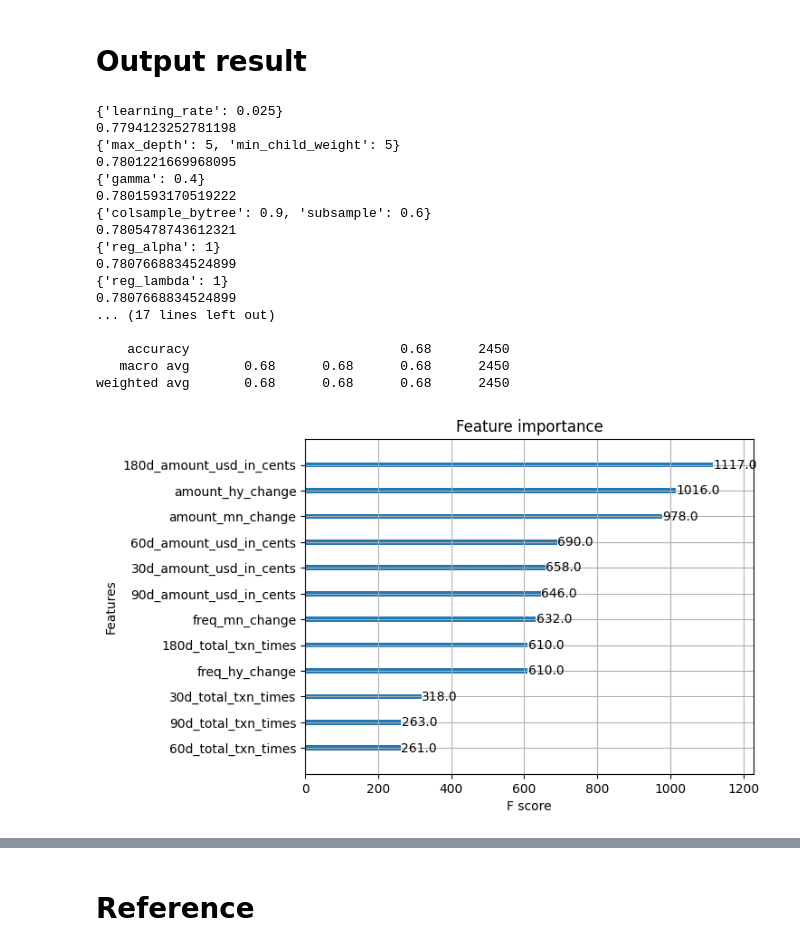
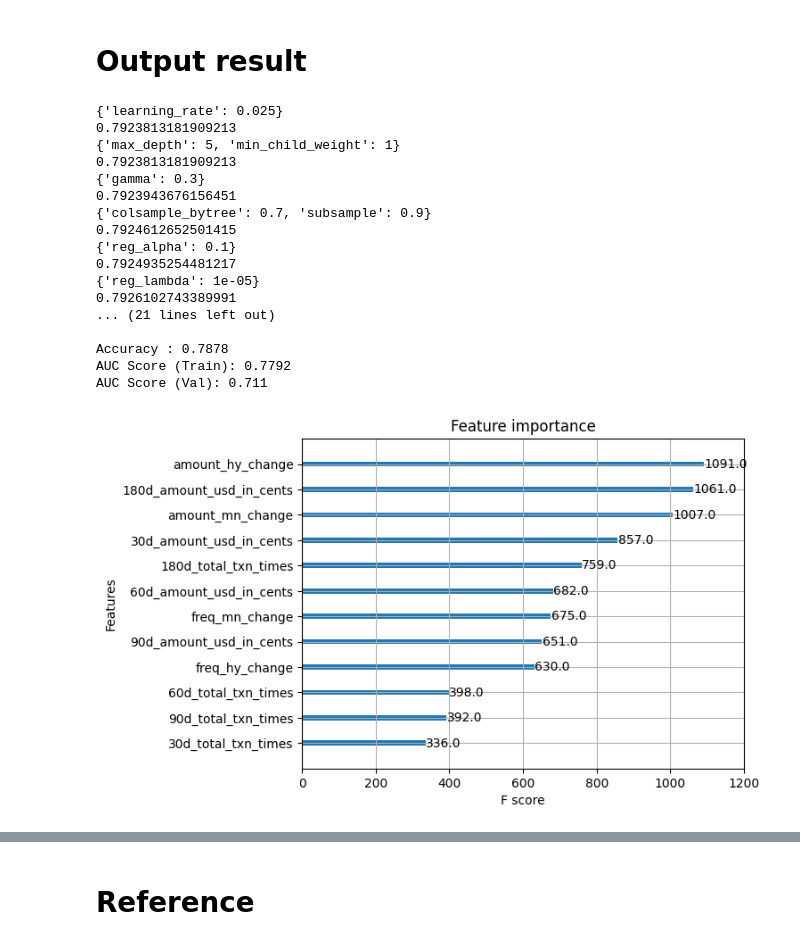
Before and after one commit to WALLERR/DS-ML-sample-work, a Jupyter notebook: causal_inference_and_churn_prediction/code.ipynb, the cells around one changed output, grey strips where cells are left out. Cells and saved outputs as stored; diff of their text form; code cells hidden in the pictures.

```diff
--- a/causal_inference_and_churn_prediction/code.ipynb
+++ b/causal_inference_and_churn_prediction/code.ipynb
@@ -23,7 +23,7 @@ from xgboost.sklearn import XGBClassifier
 
 import warnings
 # %%
-data = pd.read_csv('transactions.csv', index_col=0)
+data = pd.read_csv('transactions.csv', parse_dates=['time'], index_col=0)
 # %%
 data.head()
 # %% [output]
@@ -79,7 +79,7 @@ spot = '2035-01-01'
 devision_rate = 0.8
 
 # no transaction in recent 60 days means churn
-churn_day = 60
+churn_day = 30
 # %%
 def generate_user_data(data, thres_date='2033-07-01', spot='2035-01-01', division_rate=0.8, churn_day=90):
     data['date'] = pd.to_datetime(data.loc[:, 'time'])  # transfer str to date
@@ -888,12 +939,20 @@ def train_model_xgb(F, M, data, user_train, user_test):
 
     xgb_classifier.fit(X_train, y_train)
 
+    y_train_pred = xgb_classifier.predict(X_train)
+    y_val_pred = xgb_classifier.predict(X_val)
+
+
     print('=' * 40)
     print("training set result:")
     print(classification_report(y_train, xgb_classifier.predict(X_train)))
     print('=' * 40)
     print("validation set result:")
     print(classification_report(y_val, xgb_classifier.predict(X_val)))
+
+    print("Accuracy : {0:.4}".format(metrics.accuracy_score(y_train.values, y_train_pred)))
+    print("AUC Score (Train): {0:.4}".format(metrics.roc_auc_score(y_train.values, y_train_pred)))
+    print("AUC Score (Val): {0:.4}".format(metrics.roc_auc_score(y_val.values, y_val_pred)))
 
     test_set = group_user_test[columns]
 
@@ -1000,24 +986,24 @@ weighted avg       0.67      0.67      0.67      1804
 # %%
 # what if no confounder exclusion
 # %%
-one_model = train_model_xgb(F=-1, M=-1, data=data, user_train=user_train, user_test=user_test)
+xgb_result = train_model_xgb(F=-1, M=-1, data=data, user_train=user_train, user_test=user_test)
 # %% [output]
 {'learning_rate': 0.025}
-0.7794123252781198
-{'max_depth': 5, 'min_child_weight': 5}
-0.7801221669968095
-{'gamma': 0.4}
-0.7801593170519222
-{'colsample_bytree': 0.9, 'subsample': 0.6}
-0.7805478743612321
-{'reg_alpha': 1}
-0.7807668834524899
-{'reg_lambda': 1}
-0.7807668834524899
-... (17 lines left out)
+0.7923813181909213
+{'max_depth': 5, 'min_child_weight': 1}
+0.7923813181909213
+{'gamma': 0.3}
+0.7923943676156451
+{'colsample_bytree': 0.7, 'subsample': 0.9}
+0.7924612652501415
+{'reg_alpha': 0.1}
+0.7924935254481217
+{'reg_lambda': 1e-05}
+0.7926102743389991
+... (21 lines left out)
 
-    accuracy                           0.68      2450
-   macro avg       0.68      0.68      0.68      2450
-weighted avg       0.68      0.68      0.68      2450
+Accuracy : 0.7878
+AUC Score (Train): 0.7792
+AUC Score (Val): 0.711
-[figure, old version]
+[figure, new version]
 # %%
```
Also changed, not shown: parts of 24 cells of this notebook.
